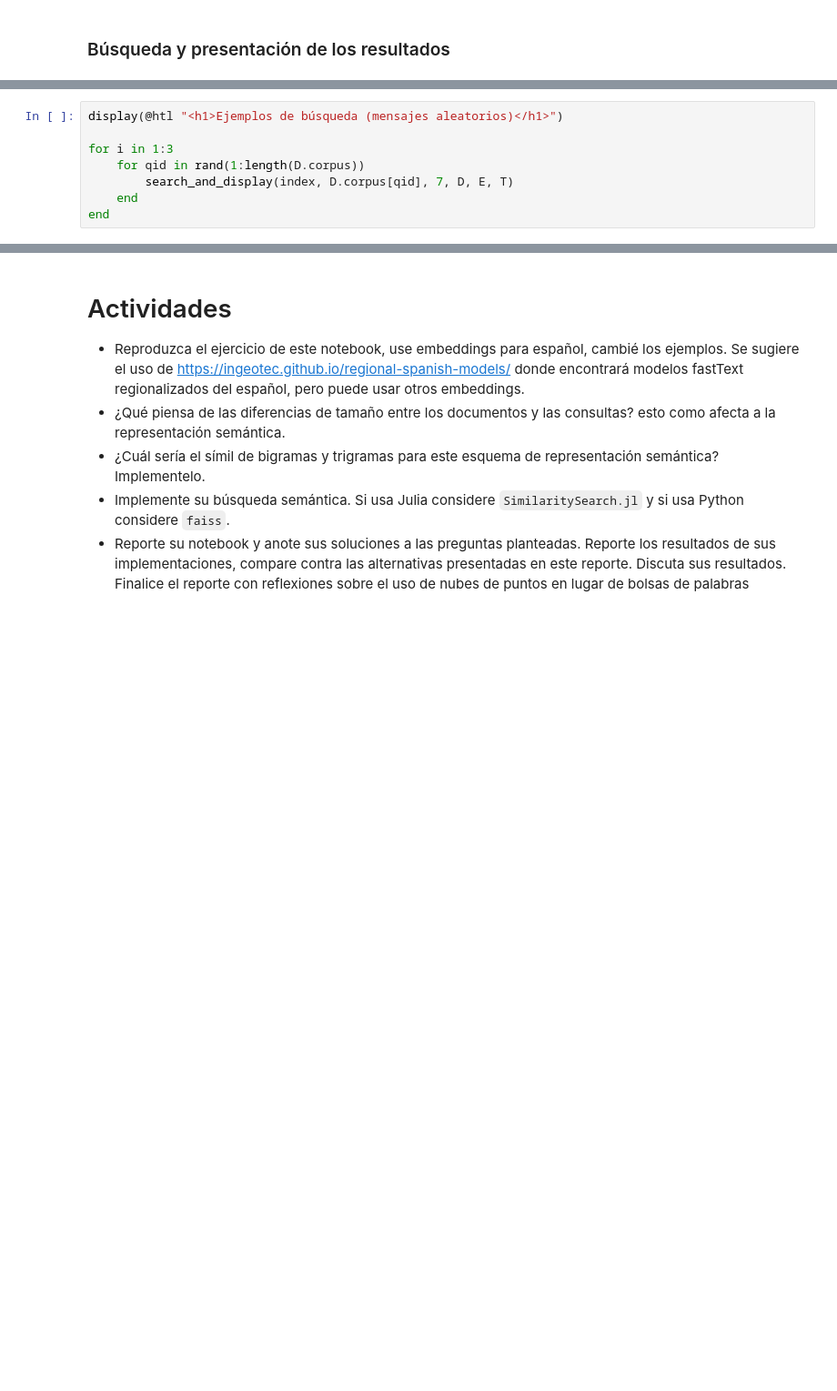
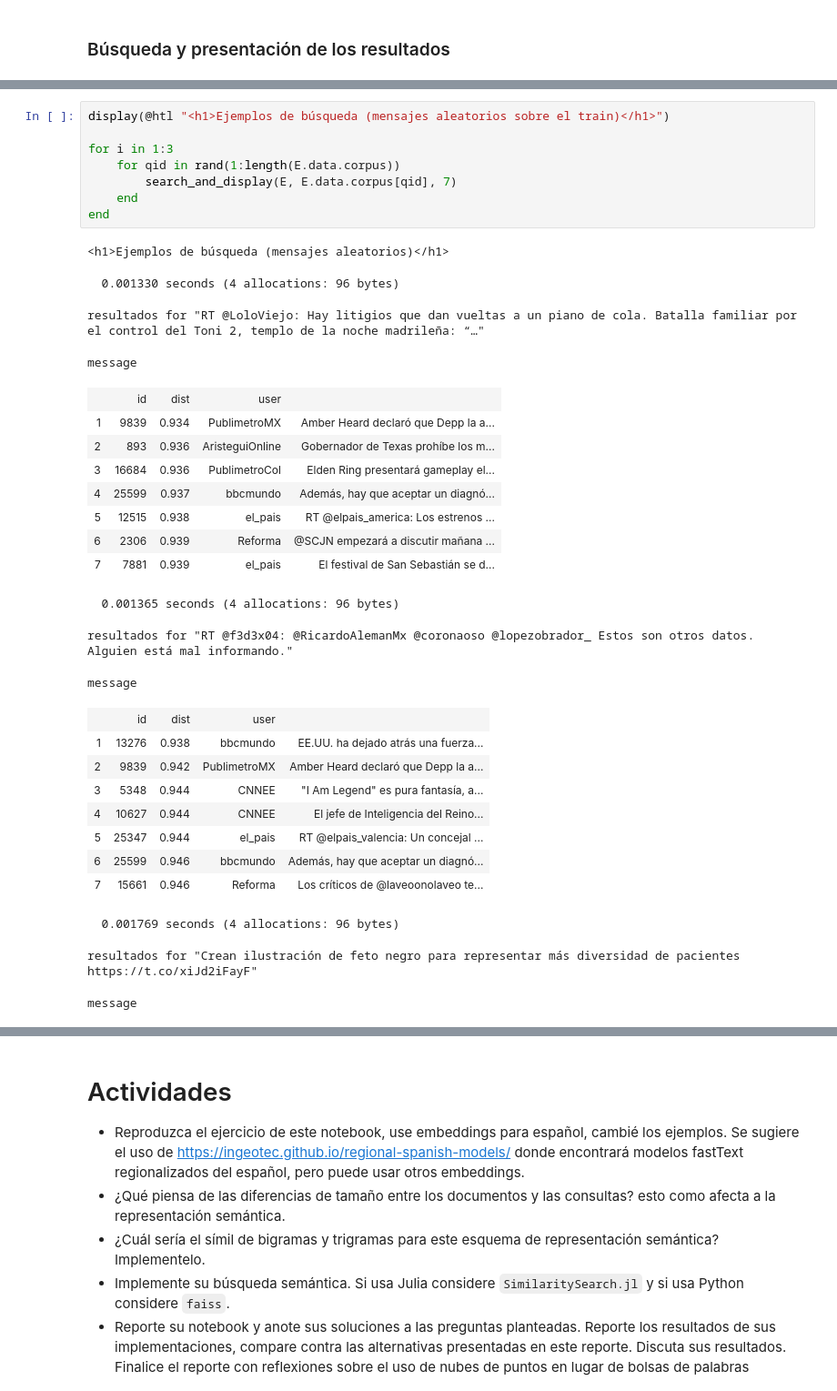
Before and after one commit to sadit/IR-2024, a Jupyter notebook: Unidades/u05b.ipynb, the cells around one changed output, grey strips where cells are left out. Shown: that part at 91% size. Cells and saved outputs as stored; diff of their text form; blank space fills up the shorter version.

```diff
--- a/Unidades/u05b.ipynb
+++ b/Unidades/u05b.ipynb
@@ -210,8 +232,35 @@ search_and_display(index, "covid corona virus", 7, D, E, T)
 # %%
-display(@htl "<h1>Ejemplos de búsqueda (mensajes aleatorios)</h1>")
+display(@htl "<h1>Ejemplos de búsqueda (mensajes aleatorios sobre el train)</h1>")
 
 for i in 1:3
-    for qid in rand(1:length(D.corpus))
-        search_and_display(index, D.corpus[qid], 7, D, E, T)
+    for qid in rand(1:length(E.data.corpus))
+        search_and_display(E, E.data.corpus[qid], 7)
     end
 end
+# %% [output]
+<h1>Ejemplos de búsqueda (mensajes aleatorios)</h1>
+  0.001330 seconds (4 allocations: 96 bytes)
+resultados for "RT @LoloViejo: Hay litigios que dan vueltas a un piano de cola. Batalla familiar por el control del Toni 2, templo de la noche madrileña: “…"
+message
+|  | id | dist | user |  |
+| 1 | 9839 | 0.934 | PublimetroMX | Amber Heard declaró que Depp la a... |
+| 2 | 893 | 0.936 | AristeguiOnline | Gobernador de Texas prohíbe los m... |
+| 3 | 16684 | 0.936 | PublimetroCol | Elden Ring presentará gameplay el... |
+| 4 | 25599 | 0.937 | bbcmundo | Además, hay que aceptar un diagnó... |
+| 5 | 12515 | 0.938 | el_pais | RT @elpais_america: Los estrenos ... |
+| 6 | 2306 | 0.939 | Reforma | @SCJN empezará a discutir mañana ... |
+| 7 | 7881 | 0.939 | el_pais | El festival de San Sebastián se d... |
+  0.001365 seconds (4 allocations: 96 bytes)
+resultados for "RT @f3d3x04: @RicardoAlemanMx @coronaoso @lopezobrador_ Estos son otros datos. Alguien está mal informando."
+message
+|  | id | dist | user |  |
+| 1 | 13276 | 0.938 | bbcmundo | EE.UU. ha dejado atrás una fuerza... |
+| 2 | 9839 | 0.942 | PublimetroMX | Amber Heard declaró que Depp la a... |
+| 3 | 5348 | 0.944 | CNNEE | "I Am Legend" es pura fantasía, a... |
+| 4 | 10627 | 0.944 | CNNEE | El jefe de Inteligencia del Reino... |
+| 5 | 25347 | 0.944 | el_pais | RT @elpais_valencia: Un concejal ... |
+| 6 | 25599 | 0.946 | bbcmundo | Además, hay que aceptar un diagnó... |
+| 7 | 15661 | 0.946 | Reforma | Los críticos de @laveoonolaveo te... |
+  0.001769 seconds (4 allocations: 96 bytes)
+resultados for "Crean ilustración de feto negro para representar más diversidad de pacientes https://t.co/xiJd2iFayF"
+message
```
Also changed, not shown: parts of 15 cells of this notebook, 2 other files.
